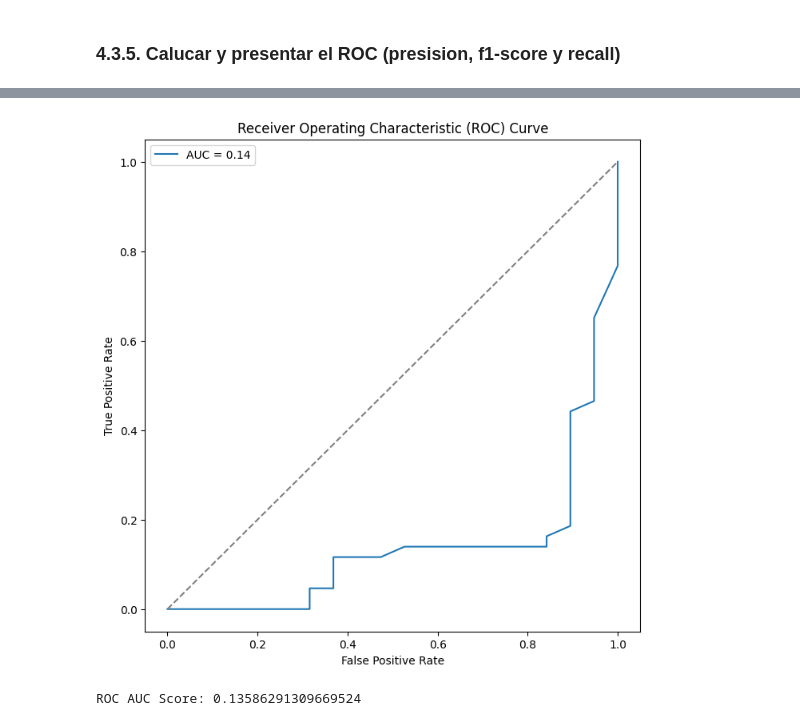
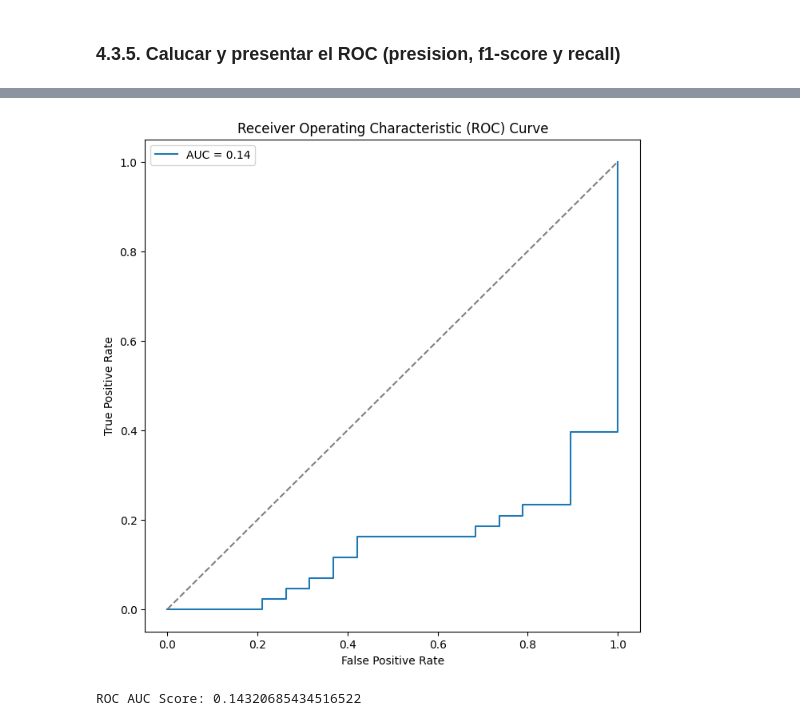
Before and after one commit to notGabo/ET_MachineLearning, a Jupyter notebook: et_ml.ipynb, the cells around one changed output, grey strips where cells are left out. Drawn from its saved outputs; the diff is of its cells as text; code cells hidden in the pictures.

```diff
--- a/et_ml.ipynb
+++ b/et_ml.ipynb
@@ -558,7 +558,7 @@ from sklearn.metrics import roc_curve, roc_auc_score
 from sklearn.preprocessing import label_binarize
 import matplotlib.pyplot as plt
 
-y_probs = random_forest.predict_proba(X_test)[:, 1]
+y_probs = model.predict_proba(X_test)[:, 1]
 Y_test_binary = label_binarize(Y_test, classes=['Normal', 'Anormal'])
 
 fpr, tpr, thresholds = roc_curve(Y_test_binary, y_probs)
@@ -578,2 +579,2 @@ print("ROC AUC Score:", roc_auc)
-[figure, old version]
+[figure, new version]
-ROC AUC Score: 0.13586291309669524
+ROC AUC Score: 0.14320685434516522
```
Also changed, not shown: parts of 10 cells of this notebook.
